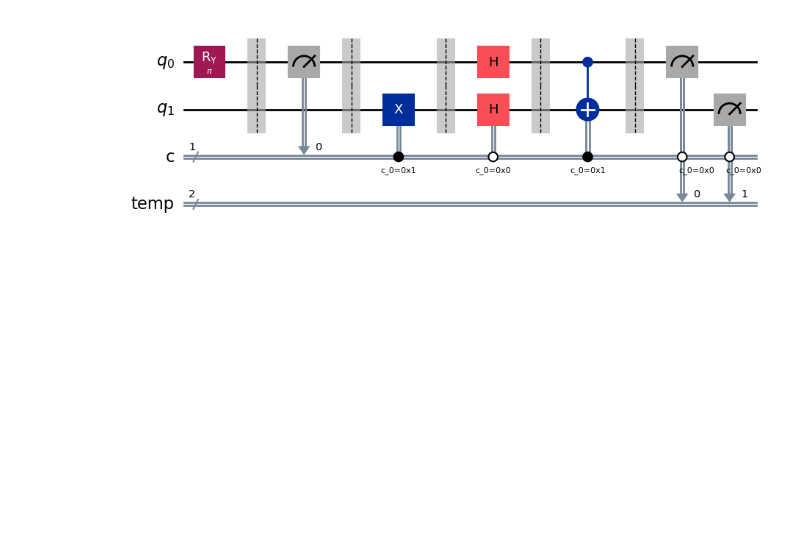
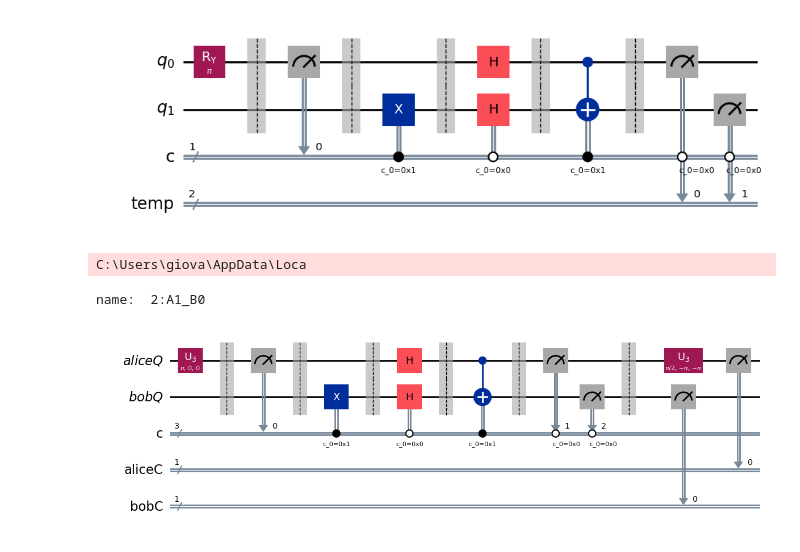
Before and after one commit to giovanniligato/E91-Protocol, a Jupyter notebook: E91.ipynb, the cells around one changed output. Saved outputs shown, nothing was run; the diff lists cells and outputs as text; code cells hidden in the pictures; blank space fills up the shorter version.

Commit message:
feature(E91.ipynb): Defined measurement circuits for the different observables of both Alice and Bob

```diff
--- a/E91.ipynb
+++ b/E91.ipynb
@@ -95,3 +91,11 @@ qc = specialized_werner_states_generator(np.pi)
 qc.draw('mpl')
 # %% [output]
 [figure]
+# %%
+# The following structure will be used to store all the information
+# related to the nodes in the network (Alice and Bob)
+Nodes = {}
+
+# Alice and Bob are the two parties
+Nodes["Alice"] = {}
+Nodes["Bob"] = {}
@@ -97,0 +183,36 @@ qc.draw('mpl')
+# %%
+key_length = 100
+# Trovare formula che leghi epr_pairs a key_length
+epr_pairs = 500
+
+import random
+
+alice_basis = [random.randint(0, 2) for i in range(epr_pairs)]
+bob_basis = [random.randint(0, 2) for i in range(epr_pairs)]
+# %%
+QCs = []
+
+for i in range(epr_pairs):
+    circuitname = str(i) + ':A'+str(alice_basis[i])+'_B'+str(bob_basis[i])
+
+    # Create a quantum circuit with 2 qubits and 5 classical bits (3 are needed for generating the Werner state and the last 2 by Alice and Bob)
+    qc = QuantumCircuit(QuantumRegister(1, "aliceQ"), QuantumRegister(1, "bobQ"), ClassicalRegister(3, "c"), ClassicalRegister(1, "aliceC"), ClassicalRegister(1, "bobC"), name=circuitname)
+
+    qc.append(specialized_werner_states_generator(np.pi), [0, 1], [0, 1, 2])
+
+    qc.barrier()
+
+    qc.append(Nodes["Alice"]["measurement_circuits"][alice_basis[i]], [0], [3])
+    qc.append(Nodes["Bob"]["measurement_circuits"][bob_basis[i]], [1], [4])
+
+    transpiled_qc = transpile(qc, basis_gates=['x', 'y', 'z', 'h', 'u3', 'cx'], optimization_level=0)
+
+    QCs.append(transpiled_qc)
+# %% [output]
+C:\Users\giova\AppData\Loca
+# %%
+print("name: ", QCs[2].name)
+QCs[2].draw('mpl')
+# %% [output]
+name:  2:A1_B0
+[figure, added]
```
Also changed, not shown: parts of 5 cells of this notebook.
